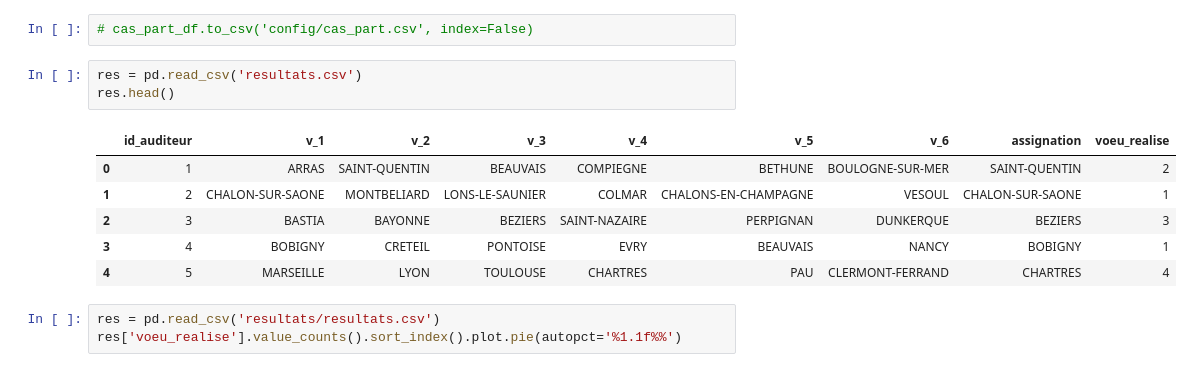
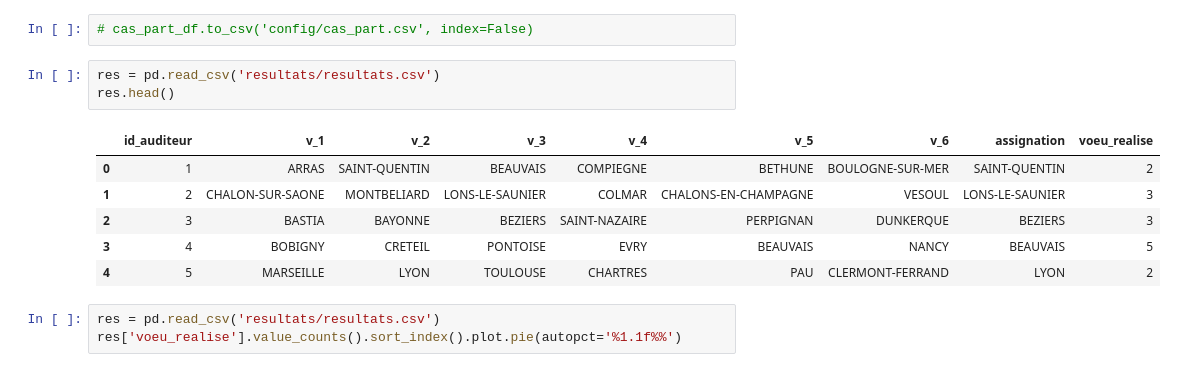
Before and after one commit to L1ttleFinger/repartition_enm, a Jupyter notebook: refactor/test.ipynb, the cells around one changed output. Drawn from its saved outputs; the diff is of its cells as text.

```diff
--- a/refactor/test.ipynb
+++ b/refactor/test.ipynb
@@ -137,15 +207,15 @@ Length: 303, dtype: int64
 # %%
 # cas_part_df.to_csv('config/cas_part.csv', index=False)
 # %%
-res = pd.read_csv('resultats.csv')
+res = pd.read_csv('resultats/resultats.csv')
 res.head()
 # %% [output]
 |  | id_auditeur | v_1 | v_2 | v_3 | v_4 | v_5 | v_6 | assignation | voeu_realise |
 | 0 | 1 | ARRAS | SAINT-QUENTIN | BEAUVAIS | COMPIEGNE | BETHUNE | BOULOGNE-SUR-MER | SAINT-QUENTIN | 2 |
-| 1 | 2 | CHALON-SUR-SAONE | MONTBELIARD | LONS-LE-SAUNIER | COLMAR | CHALONS-EN-CHAMPAGNE | VESOUL | CHALON-SUR-SAONE | 1 |
+| 1 | 2 | CHALON-SUR-SAONE | MONTBELIARD | LONS-LE-SAUNIER | COLMAR | CHALONS-EN-CHAMPAGNE | VESOUL | LONS-LE-SAUNIER | 3 |
 | 2 | 3 | BASTIA | BAYONNE | BEZIERS | SAINT-NAZAIRE | PERPIGNAN | DUNKERQUE | BEZIERS | 3 |
-| 3 | 4 | BOBIGNY | CRETEIL | PONTOISE | EVRY | BEAUVAIS | NANCY | BOBIGNY | 1 |
-| 4 | 5 | MARSEILLE | LYON | TOULOUSE | CHARTRES | PAU | CLERMONT-FERRAND | CHARTRES | 4 |
+| 3 | 4 | BOBIGNY | CRETEIL | PONTOISE | EVRY | BEAUVAIS | NANCY | BEAUVAIS | 5 |
+| 4 | 5 | MARSEILLE | LYON | TOULOUSE | CHARTRES | PAU | CLERMONT-FERRAND | LYON | 2 |
 # %%
 res = pd.read_csv('resultats/resultats.csv')
 res['voeu_realise'].value_counts().sort_index().plot.pie(autopct='%1.1f%%')
```
Also changed, not shown: parts of 24 cells of this notebook, 20 other files.
